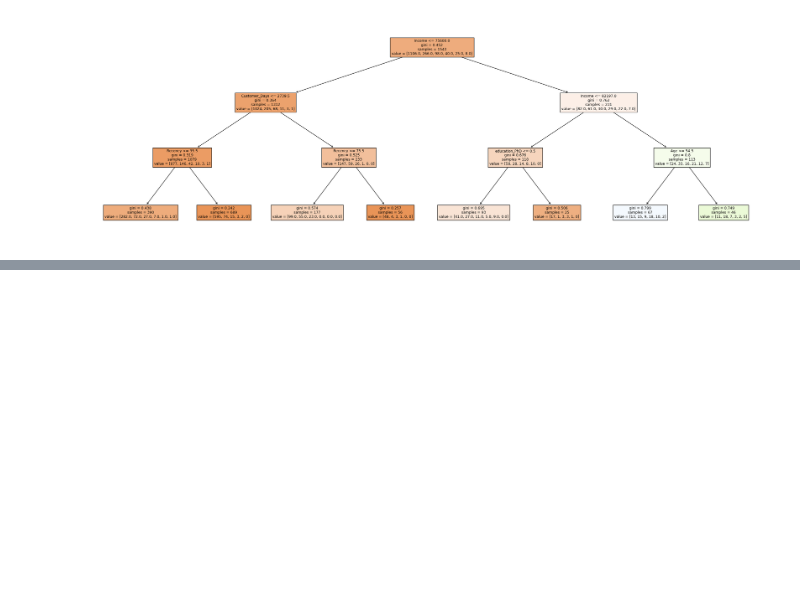
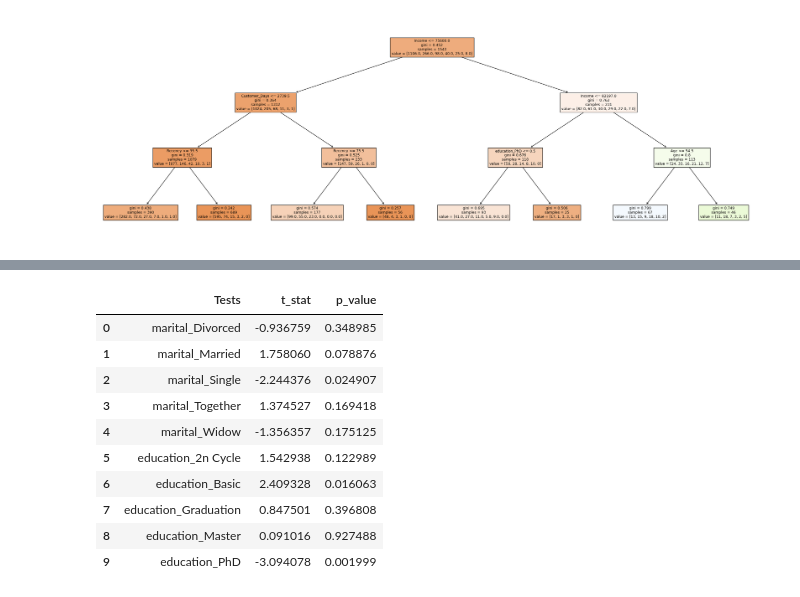
Before and after one commit to kevintao0417/F24_DATA110, a Jupyter notebook: Project/F1/customer_data.ipynb, the cells around one changed output, grey strips where cells are left out. Cells and saved outputs as stored; diff of their text form; code cells hidden in the pictures; blank space fills up the shorter version.

```diff
--- a/Project/F1/customer_data.ipynb
+++ b/Project/F1/customer_data.ipynb
@@ -127,0 +207,38 @@ plt.show()
+# %%
+
+
+AB_result = {"Tests": ['marital_Divorced',
+ 'marital_Married',
+ 'marital_Single',
+ 'marital_Together',
+ 'marital_Widow',
+ 'education_2n Cycle',
+ 'education_Basic',
+ 'education_Graduation',
+ 'education_Master',
+ 'education_PhD']}
+AB_result = pd.DataFrame(AB_result)
+for f in AB_test_list:
+    group_a = AB_raw[AB_raw[f] == 0]['acceptTF']
+    group_b = AB_raw[AB_raw[f] == 1]['acceptTF']
+
+    t_stat, p_value = ttest_ind(group_a, group_b)
+
+    AB_result.loc[AB_result["Tests"] == f, "t_stat"] = t_stat
+    AB_result.loc[AB_result["Tests"] == f, "p_value"] =  p_value
+
+    # print(f"T-Statistic for {f}: {t_stat}")
+    # print(f"P-Value for {f}: {p_value}")
+AB_result
+# %% [output]
+|  | Tests | t_stat | p_value |
+| 0 | marital_Divorced | -0.936759 | 0.348985 |
+| 1 | marital_Married | 1.758060 | 0.078876 |
+| 2 | marital_Single | -2.244376 | 0.024907 |
+| 3 | marital_Together | 1.374527 | 0.169418 |
+| 4 | marital_Widow | -1.356357 | 0.175125 |
+| 5 | education_2n Cycle | 1.542938 | 0.122989 |
+| 6 | education_Basic | 2.409328 | 0.016063 |
+| 7 | education_Graduation | 0.847501 | 0.396808 |
+| 8 | education_Master | 0.091016 | 0.927488 |
+| 9 | education_PhD | -3.094078 | 0.001999 |
```
Also changed, not shown: parts of 5 cells of this notebook.
